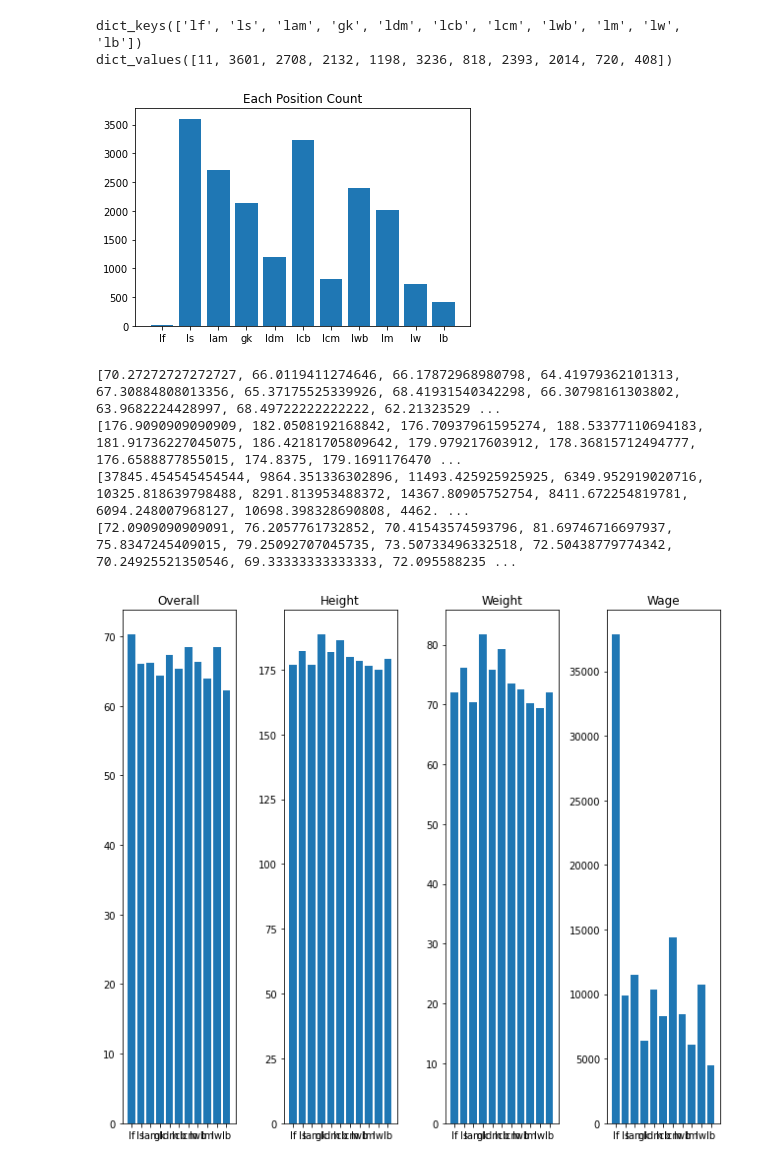
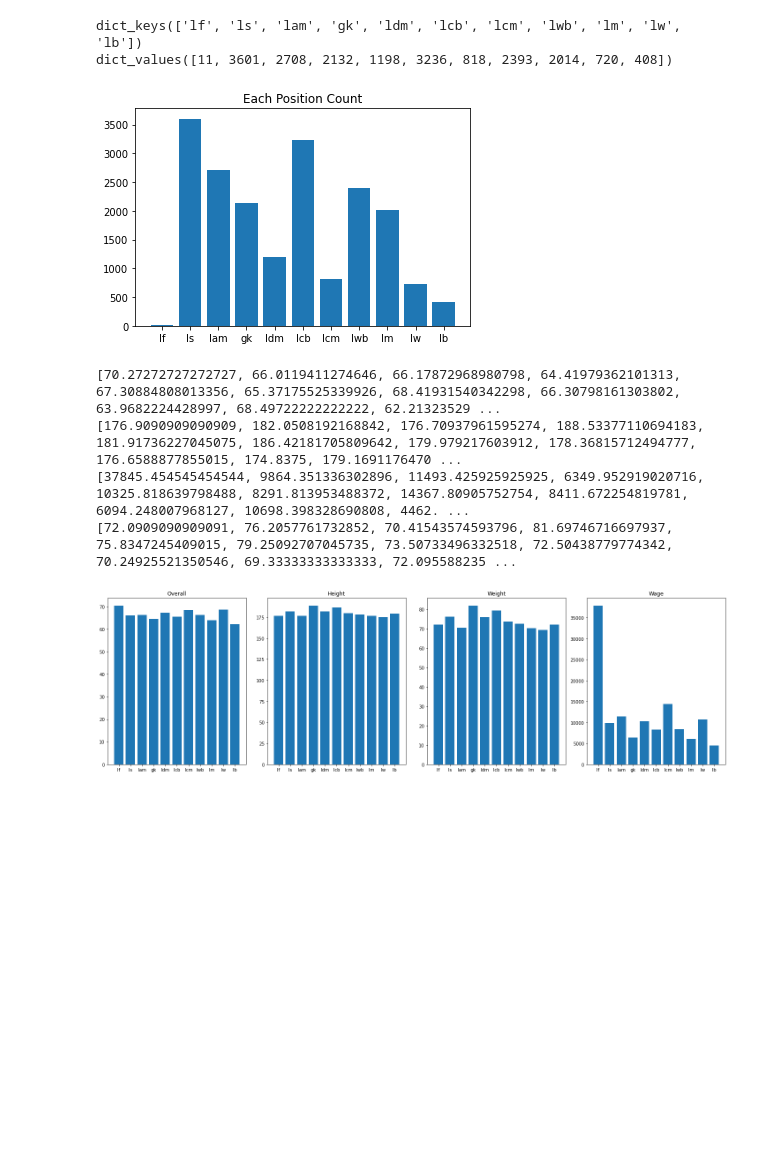
Before and after one commit to louisexpc/FIFA22-machine-learning, a Jupyter notebook: final_project.ipynb, the cells around one changed output. Cells and saved outputs as stored; diff of their text form; code cells hidden in the pictures; blank space fills up the shorter version.

```diff
--- a/final_project.ipynb
+++ b/final_project.ipynb
@@ -5,15 +12,10 @@ import pandas as pd
 pd.set_option('display.max_columns', 500)
 # %%
-players_22=pd.read_csv("players_22.csv")
-
+players_22=pd.read_csv("players_22.csv",low_memory=False)
 players_22=players_22.drop(columns=['release_clause_eur','club_contract_valid_until','club_joined','nation_jersey_number','nation_position','nation_team_id','club_loaned_from','nation_jersey_number','body_type','real_face','player_tags','player_traits','long_name','sofifa_id','player_url','player_face_url', 'club_logo_url','club_flag_url', 'nation_logo_url', 'nation_flag_url'])
 display(players_22)
-display(players_22.iloc[:,64:91])
 display(players_22.describe(include="all"))
-miss_index=players_22.isnull().index
-
-
-#display(miss_index)                                 #gk沒有pace shooting passing dribbling defending physic 有 goalkeeping_speed
+miss_index=players_22.isnull().index                                 #gk沒有pace shooting passing dribbling defending physic 有 goalkeeping_speed
 print(players_22.isnull().sum())
 # %% [output]
 |  | short_name | player_positions | overall | potential | value_eur | wage_eur | age | dob | height_cm | ... |
@@ -71,3 +60,12 @@ for i in range(0,19239,1):
     for j in range(64,91,1):
         original=players_22.iloc[i,j]
         players_22.iloc[i,j]=eval(original)
+best_position=players_22.iloc[:,64:91].astype('float64').idxmax(axis=1,skipna=True).to_frame(name="best_position")
+players_22=pd.concat([players_22,best_position],axis=1)
+from sklearn.preprocessing import LabelEncoder
+le=LabelEncoder()
+position_label=le.fit_transform(players_22["best_position"])
+df=pd.DataFrame(position_label,columns=["position_label"])
+players_22=pd.concat([players_22,df],axis=1)
+display(players_22)
+display(players_22)
@@ -92,6 +99,4 @@ display(players_22)
 # %%
-from collections import Counter
-import matplotlib.pyplot as plt
 ls=players_22[players_22['best_position']=='ls']
 lcb	=players_22[players_22['best_position']=='lcb']
 lam=players_22[players_22['best_position']=='lam']
@@ -138,32 +143,32 @@ for i in position:
     avg_weight.append(i['weight_kg'].mean())
     avg_height.append(i['height_cm'].mean())
     avg_wage.append(i['wage_eur'].mean())
     avg_overall.append(i["overall"].mean())
 print(avg_overall)
 print(avg_height)
 print(avg_wage)
 print(avg_weight)
-fig=plt.figure(figsize=(9,8))
+fig=plt.figure(figsize=(20,6))
 fig.add_subplot(141)
 plt.title("Overall")
 plt.bar(label,avg_overall)
 fig.add_subplot(142)
 plt.title("Height")
 plt.bar(label,avg_height)
 fig.add_subplot(143)
 plt.title("Weight")
 plt.bar(label,avg_weight)
 fig.add_subplot(144)
 plt.title("Wage")
 plt.bar(label,avg_wage)
 plt.tight_layout()
 plt.show()
 # %% [output]
 dict_keys(['lf', 'ls', 'lam', 'gk', 'ldm', 'lcb', 'lcm', 'lwb', 'lm', 'lw', 'lb'])
 dict_values([11, 3601, 2708, 2132, 1198, 3236, 818, 2393, 2014, 720, 408])
 [figure]
 [70.27272727272727, 66.0119411274646, 66.17872968980798, 64.41979362101313, 67.30884808013356, 65.37175525339926, 68.41931540342298, 66.30798161303802, 63.9682224428997, 68.49722222222222, 62.21323529 ...
 [176.9090909090909, 182.0508192168842, 176.70937961595274, 188.53377110694183, 181.91736227045075, 186.42181705809642, 179.979217603912, 178.36815712494777, 176.6588877855015, 174.8375, 179.1691176470 ...
 [37845.454545454544, 9864.351336302896, 11493.425925925925, 6349.952919020716, 10325.818639798488, 8291.813953488372, 14367.80905752754, 8411.672254819781, 6094.248007968127, 10698.398328690808, 4462. ...
 [72.0909090909091, 76.2057761732852, 70.41543574593796, 81.69746716697937, 75.8347245409015, 79.25092707045735, 73.50733496332518, 72.50438779774342, 70.24925521350546, 69.33333333333333, 72.095588235 ...
-[figure, old version]
+[figure, new version]
```
Also changed, not shown: parts of 9 cells of this notebook.
